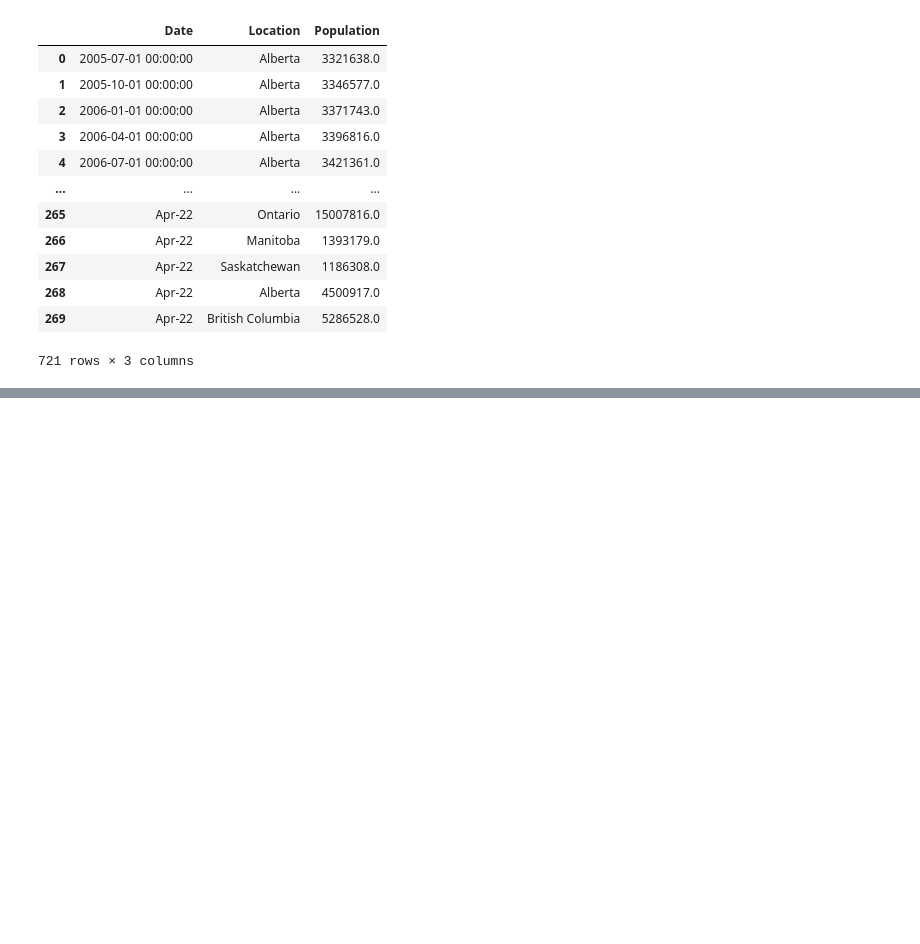
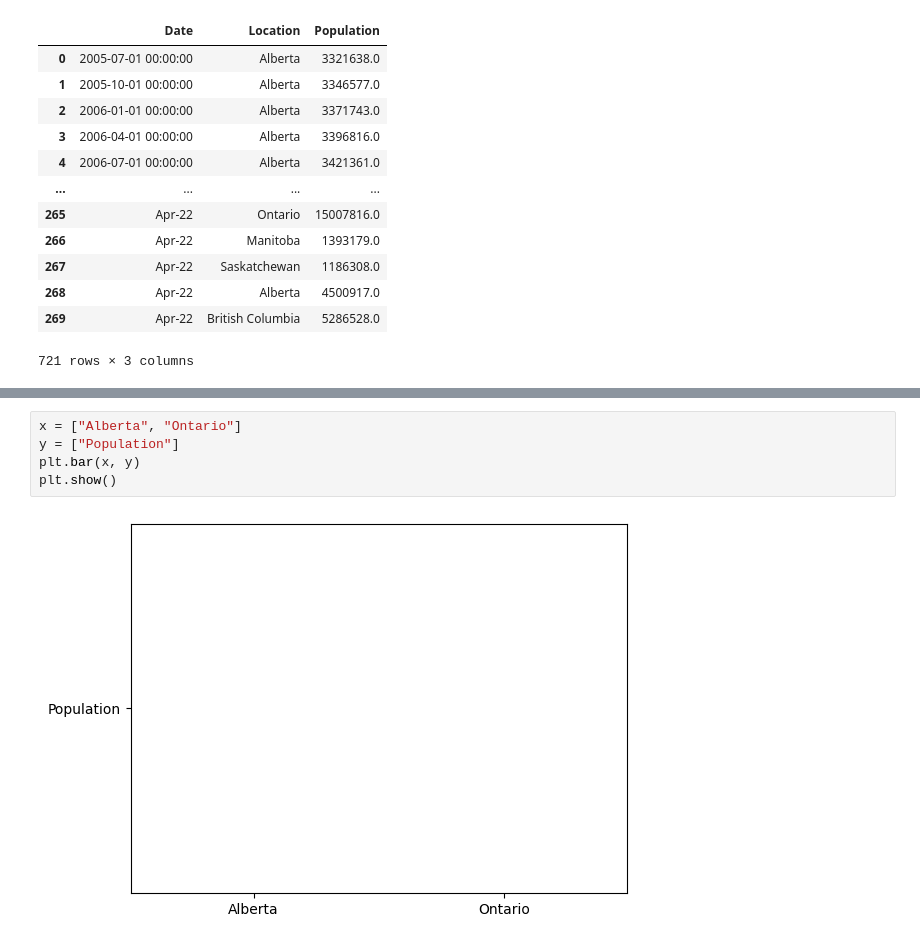
Before and after one commit to nishprojects/Capstone-RealEstateTrends, a Jupyter notebook: Population1.ipynb, the cells around one changed output, grey strips where cells are left out. Saved outputs shown, nothing was run; the diff lists cells and outputs as text; blank space fills up the shorter version.

```diff
--- a/Population1.ipynb
+++ b/Population1.ipynb
@@ -289,0 +341,7 @@ newdf
+# %%
+x = ["Alberta", "Ontario"]
+y = ["Population"]
+plt.bar(x, y)
+plt.show()
+# %% [output]
+[figure, added]
```
Also changed, not shown: parts of 10 cells of this notebook.
